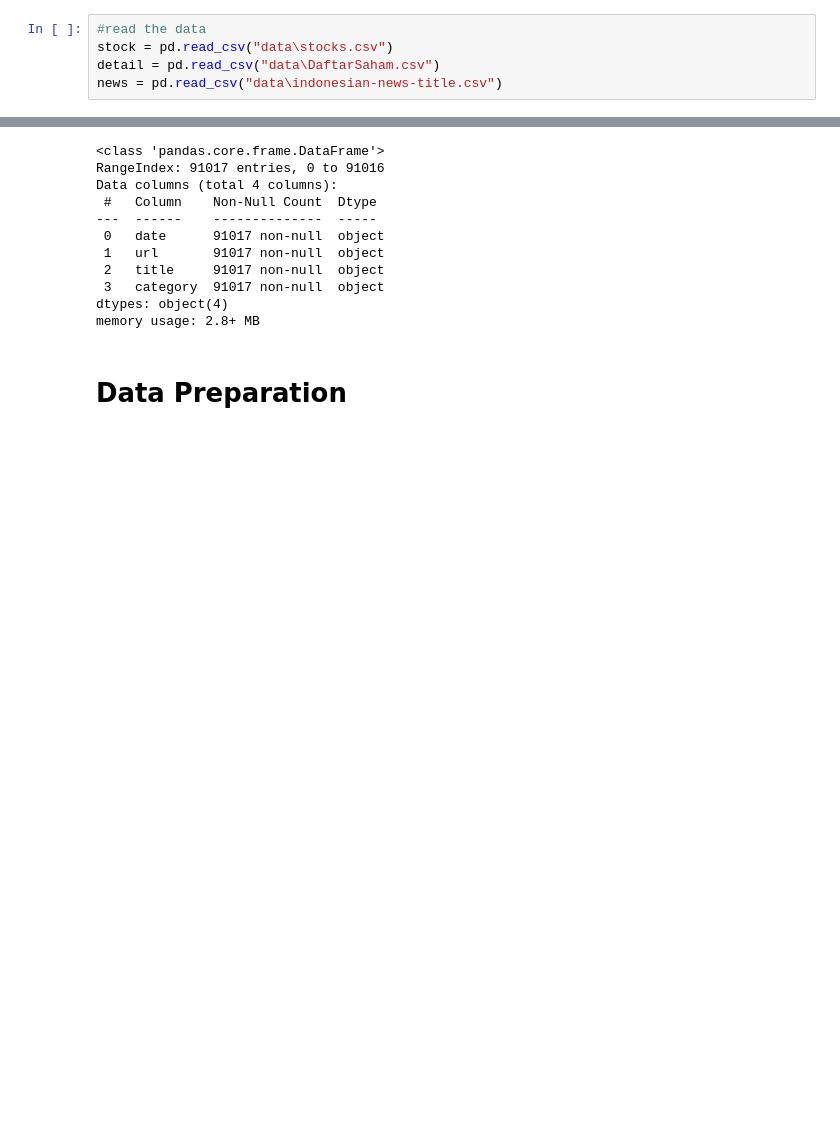
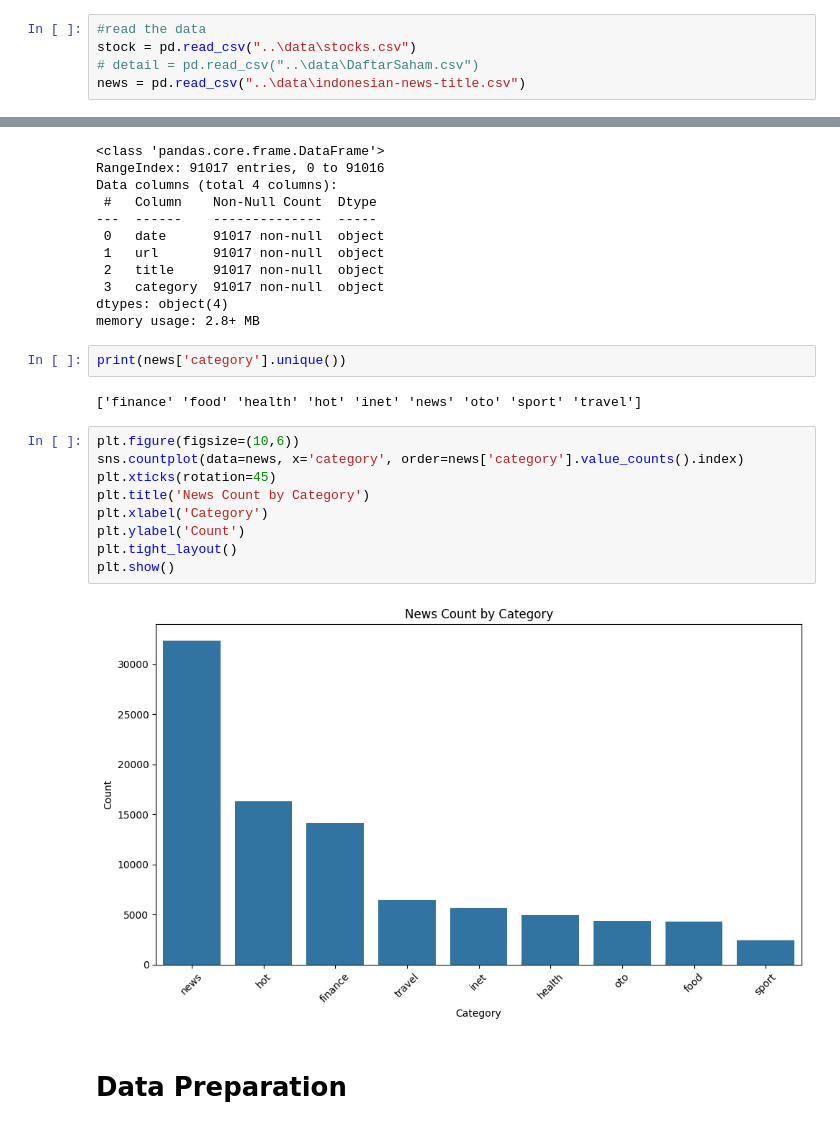
Before and after one commit to maulanaraka/stock-prediction, a Jupyter notebook: notebook/data-preprocess-v2.ipynb, the cells around one changed output, grey strips where cells are left out. Drawn from its saved outputs; the diff is of its cells as text; blank space fills up the shorter version.

```diff
--- a/notebook/data-preprocess-v2.ipynb
+++ b/notebook/data-preprocess-v2.ipynb
@@ -16,9 +16,9 @@ import seaborn as sns
 import matplotlib.pyplot as plt
 # %%
 #read the data
-stock = pd.read_csv("data\stocks.csv")
-detail = pd.read_csv("data\DaftarSaham.csv")
-news = pd.read_csv("data\indonesian-news-title.csv")
+stock = pd.read_csv("..\data\stocks.csv")
+# detail = pd.read_csv("..\data\DaftarSaham.csv")
+news = pd.read_csv("..\data\indonesian-news-title.csv")
 # %% [markdown]
 # Data Understanding
 # %% [markdown]
@@ -119,6 +119,21 @@ Data columns (total 4 columns):
  3   category  91017 non-null  object
 dtypes: object(4)
 memory usage: 2.8+ MB
+# %%
+print(news['category'].unique())
+# %% [output]
+['finance' 'food' 'health' 'hot' 'inet' 'news' 'oto' 'sport' 'travel']
+# %%
+plt.figure(figsize=(10,6))
+sns.countplot(data=news, x='category', order=news['category'].value_counts().index)
+plt.xticks(rotation=45)
+plt.title('News Count by Category')
+plt.xlabel('Category')
+plt.ylabel('Count')
+plt.tight_layout()
+plt.show()
+# %% [output]
+[figure, added]
 # %% [markdown]
 # Data Preparation
 # %% [markdown]
```
Also changed, not shown: parts of 5 cells of this notebook, 1 other file.
